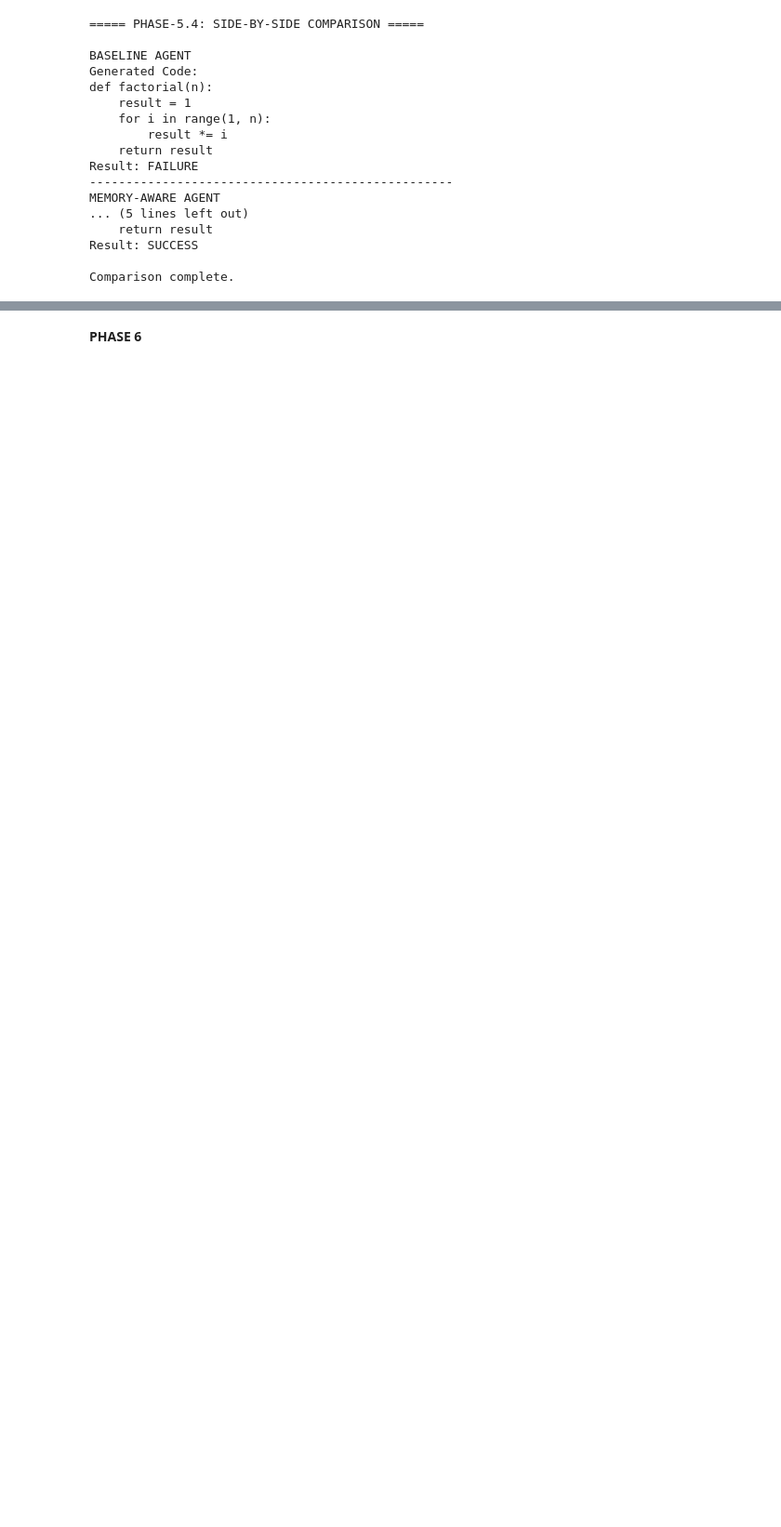
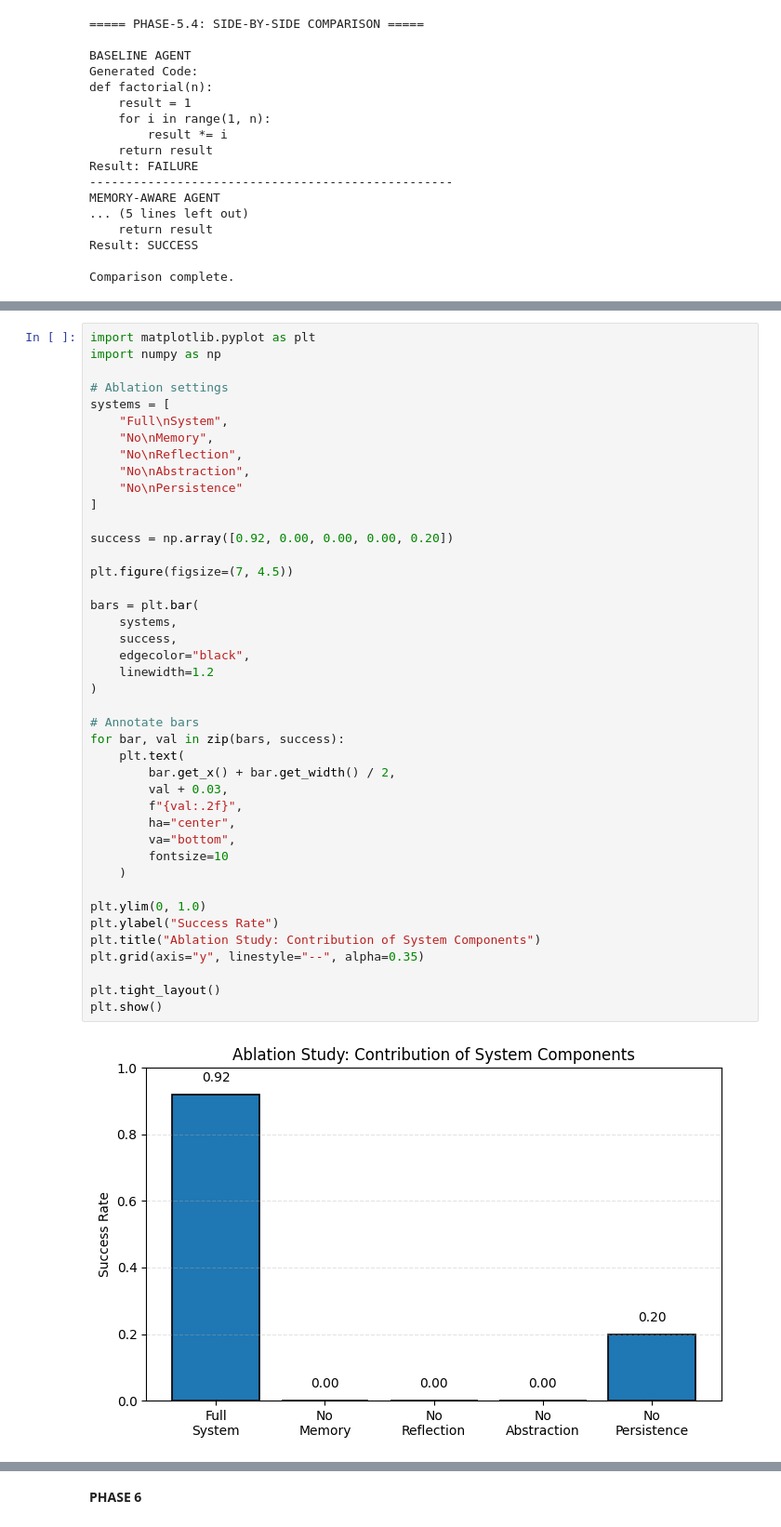
Before and after one commit to Neloy4321/Agenting-AI, a Jupyter notebook: agenting-ai.ipynb, the cells around one changed output, grey strips where cells are left out. Shown: that part at 93% size. Drawn from its saved outputs; the diff is of its cells as text; blank space fills up the shorter version.

```diff
--- a/agenting-ai.ipynb
+++ b/agenting-ai.ipynb
@@ -1017,0 +2365,44 @@ Comparison complete.
+# %%
+import matplotlib.pyplot as plt
+import numpy as np
+
+# Ablation settings
+systems = [
+    "Full\nSystem",
+    "No\nMemory",
+    "No\nReflection",
+    "No\nAbstraction",
+    "No\nPersistence"
+]
+
+success = np.array([0.92, 0.00, 0.00, 0.00, 0.20])
+
+plt.figure(figsize=(7, 4.5))
+
+bars = plt.bar(
+    systems,
+    success,
+    edgecolor="black",
+    linewidth=1.2
+)
+
+# Annotate bars
+for bar, val in zip(bars, success):
+    plt.text(
+        bar.get_x() + bar.get_width() / 2,
+        val + 0.03,
+        f"{val:.2f}",
+        ha="center",
+        va="bottom",
+        fontsize=10
+    )
+
+plt.ylim(0, 1.0)
+plt.ylabel("Success Rate")
+plt.title("Ablation Study: Contribution of System Components")
+plt.grid(axis="y", linestyle="--", alpha=0.35)
+
+plt.tight_layout()
+plt.show()
+# %% [output]
+[figure, added]
```
Also changed, not shown: parts of 43 cells of this notebook.
